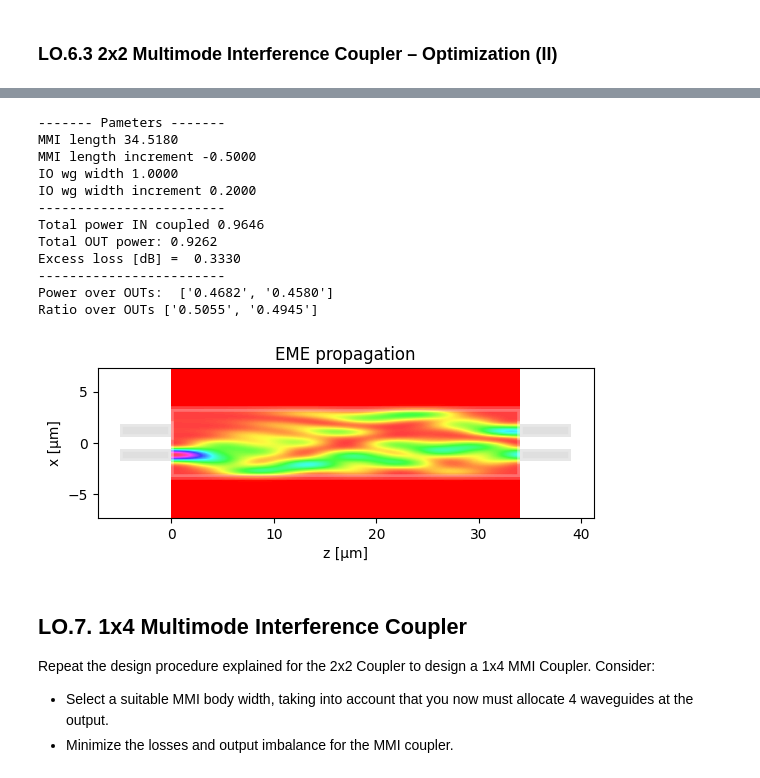
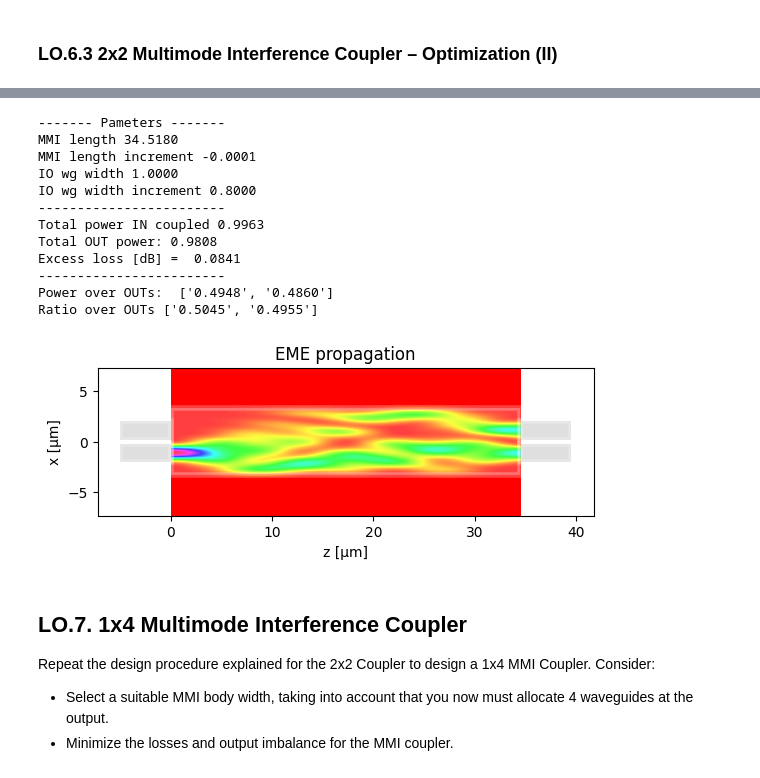
Before and after one commit to antpial/cifoin-lab2, a Jupyter notebook: COUPLERS_Student.ipynb, the cells around one changed output, grey strips where cells are left out. Saved outputs shown, nothing was run; the diff lists cells and outputs as text; code cells hidden in the pictures.

```diff
--- a/COUPLERS_Student.ipynb
+++ b/COUPLERS_Student.ipynb
@@ -547,7 +570,7 @@ Ratio over OUTs ['0.4946', '0.5054']
 
 m = MMI_EME()
 m.MMI_width = 6.6   # MMI width
-m.wg_width_dw = 0.2 # STUDENT
+m.wg_width_dw = 0.8 # STUDENT
 
 # 1) Compute de MMI modes
 m.find_all_modes()
@@ -560,34 +583,34 @@ L_pi =  69.03598607257234  µm
 # %%
 # 3) Configure MMI
 # # MMI I/O number (check class slides for type of MMI)
 m.n_IN = 2 # STUDENT
 m.n_OUT = 2 # STUDENT
 
-dy = 0.1
+dy = 0.01
 # MMI I/O waveguide positions (check class slides for type of MMI)
 m.IN_WVG_positions = mmi_Width*np.array([-1/6,1/6]) + np.array([-dy,dy]) # STUDENT
 m.OUT_WVG_positions = mmi_Width*np.array([-1/6,1/6]) + np.array([-dy,dy])  # STUDENT
 
 # MMI length (check class slides for type of MMI)
 m.L_MMI = (1/2)*L_pi  # STUDENT
-m.dL_MMI = -0.5 # STUDENT
+m.dL_MMI = -0.0001 # STUDENT
 
 # Run propagation
 m.propagation()
 # %% [output]
 ------- Pameters -------
 MMI length 34.5180
-MMI length increment -0.5000
+MMI length increment -0.0001
 IO wg width 1.0000
-IO wg width increment 0.2000
+IO wg width increment 0.8000
 ------------------------
-Total power IN coupled 0.9646
-Total OUT power: 0.9262
-Excess loss [dB] =  0.3330
+Total power IN coupled 0.9963
+Total OUT power: 0.9808
+Excess loss [dB] =  0.0841
 ------------------------
-Power over OUTs:  ['0.4682', '0.4580']
-Ratio over OUTs ['0.5055', '0.4945']
+Power over OUTs:  ['0.4948', '0.4860']
+Ratio over OUTs ['0.5045', '0.4955']
-[figure, old version]
+[figure, new version]
 # %% [markdown]
 ## LO.7. 1x4 Multimode Interference Coupler
 
```
Also changed, not shown: parts of 11 cells of this notebook.
